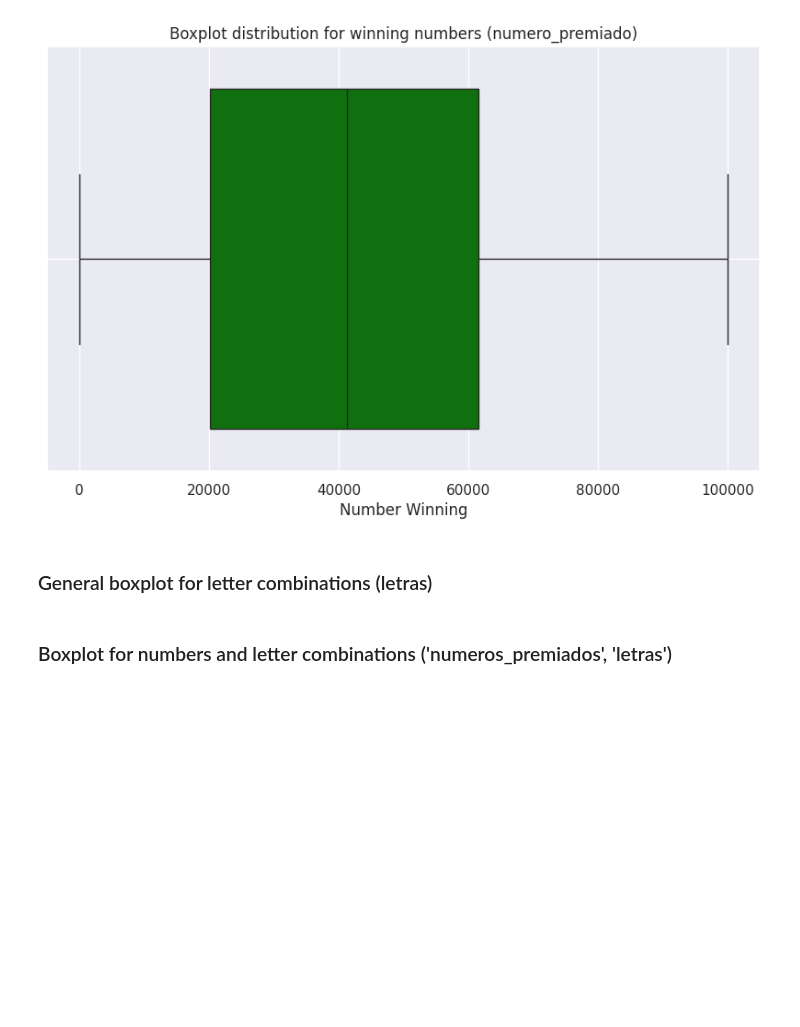
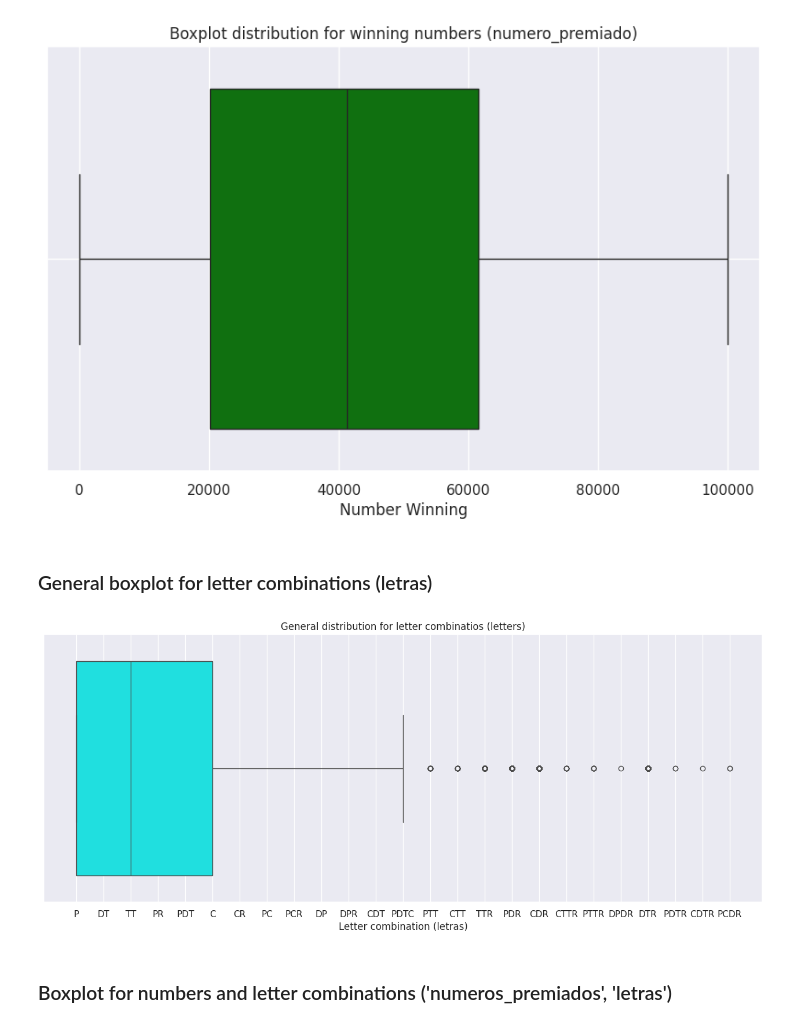
Before and after one commit to AngelDHackerman/santa-lucia-data-analysis-manual, a Jupyter notebook: notebooks/EDA_premios.ipynb, the cells around one changed output. Cells and saved outputs as stored; diff of their text form; code cells hidden in the pictures; blank space fills up the shorter version.

Commit message:
general boxplot for letter combinations

```diff
--- a/notebooks/EDA_premios.ipynb
+++ b/notebooks/EDA_premios.ipynb
@@ -183,3 +181,12 @@ plt.figure(figsize=(12, 6))
+# %%
+plt.figure(figsize=(16, 6))
+
+sns.boxplot(x=df['letras'], color='#00FFFF')
+plt.title('General distribution for letter combinatios (letters)')
+plt.xlabel('Letter combination (letras)')
+plt.show()
+# %% [output]
+[figure, added]
 # %% [markdown]
 ### Boxplot for numbers and letter combinations ('numeros_premiados', 'letras')
 # %%
```
Also changed, not shown: parts of 1 cell of this notebook.
